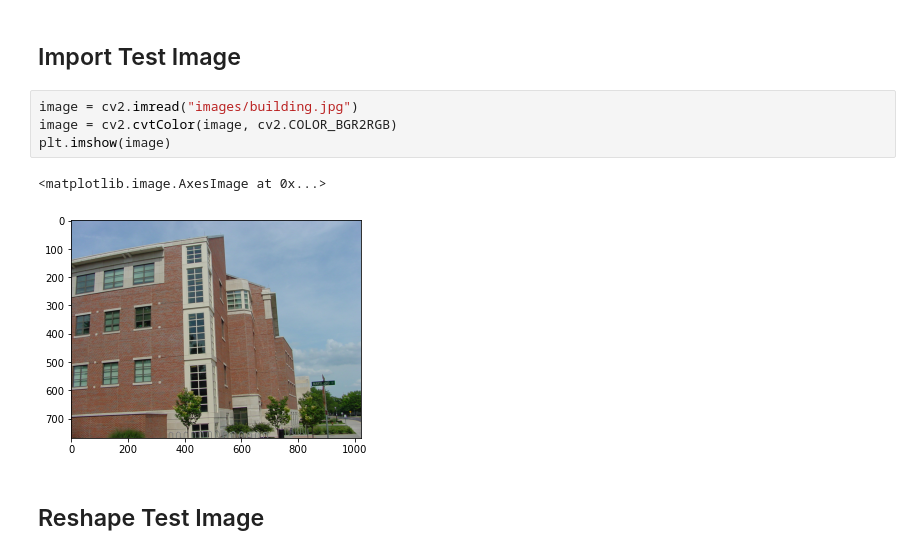
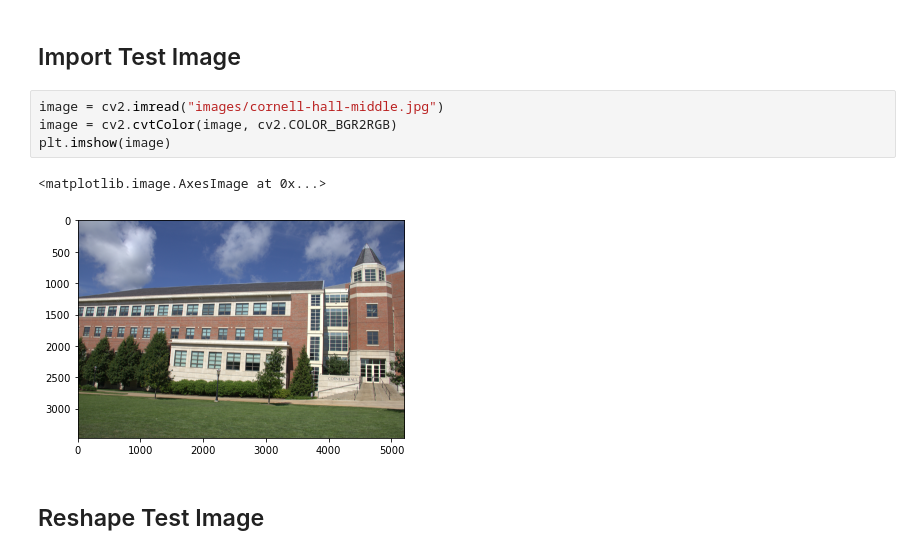
Before and after one commit to cjgwx7/CMP_SC-8650-Computer-Vision, a Jupyter notebook: homework/assignment-1/kmeans.ipynb, the cells around one changed output. Saved outputs shown, nothing was run; the diff lists cells and outputs as text.

```diff
--- a/homework/assignment-1/kmeans.ipynb
+++ b/homework/assignment-1/kmeans.ipynb
@@ -10,12 +10,12 @@ import numpy as np
 # %% [markdown]
 ## Import Test Image
 # %%
-image = cv2.imread("images/building.jpg")
+image = cv2.imread("images/cornell-hall-middle.jpg")
 image = cv2.cvtColor(image, cv2.COLOR_BGR2RGB)
 plt.imshow(image)
 # %% [output]
 <matplotlib.image.AxesImage at 0x...>
-[figure, old version]
+[figure, new version]
 # %% [markdown]
 ## Reshape Test Image
 # %%
```
Also changed, not shown: parts of 1 cell of this notebook, 1 other file.
